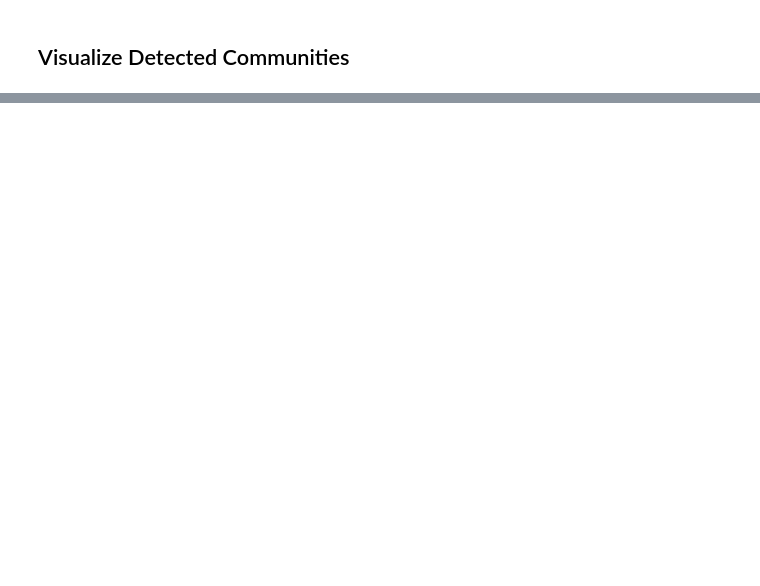
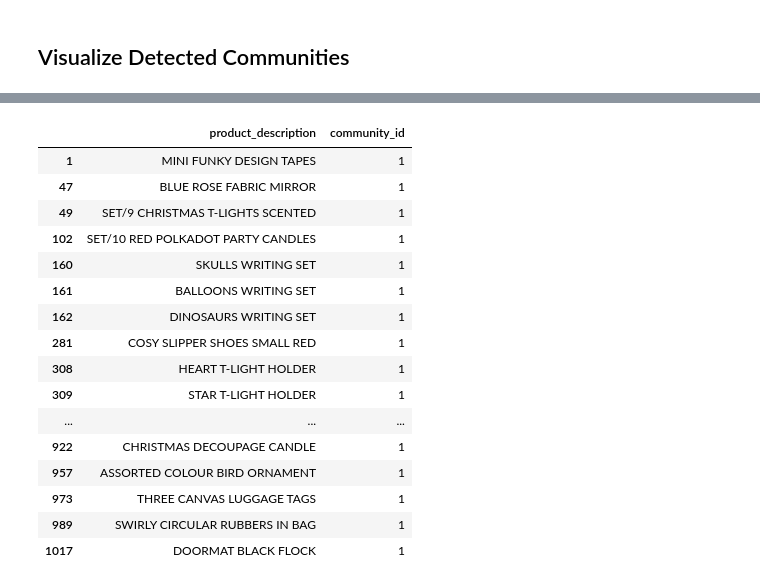
Before and after one commit to thatNitinVinayak/Inventory-Management-using-IoT, a Jupyter notebook: backend/Recommendation System for Shopkeepers/Recommendation System for Shopkeepers.ipynb, the cells around one changed output, grey strips where cells are left out. Drawn from its saved outputs; the diff is of its cells as text; code cells hidden in the pictures; blank space fills up the shorter version.

```diff
--- a/backend/Recommendation System for Shopkeepers/Recommendation System for Shopkeepers.ipynb
+++ b/backend/Recommendation System for Shopkeepers/Recommendation System for Shopkeepers.ipynb
@@ -207,0 +247,25 @@ AttributeError: ignored
+# %%
+# Create Dataframe with Product Description and Community ID
+products_communities = pd.DataFrame(nodes_labels, columns = ['product_description'])
+products_communities['community_id'] = values
+# %%
+# Community 1
+products_communities[products_communities['community_id'] == 1].head(40)
+# %% [output]
+|  | product_description | community_id |
+| 1 | MINI FUNKY DESIGN TAPES | 1 |
+| 47 | BLUE ROSE FABRIC MIRROR | 1 |
+| 49 | SET/9 CHRISTMAS T-LIGHTS SCENTED | 1 |
+| 102 | SET/10 RED POLKADOT PARTY CANDLES | 1 |
+| 160 | SKULLS WRITING SET | 1 |
+| 161 | BALLOONS WRITING SET | 1 |
+| 162 | DINOSAURS WRITING SET | 1 |
+| 281 | COSY SLIPPER SHOES SMALL RED | 1 |
+| 308 | HEART T-LIGHT HOLDER | 1 |
+| 309 | STAR T-LIGHT HOLDER | 1 |
+| ... | ... | ... |
+| 922 | CHRISTMAS DECOUPAGE CANDLE | 1 |
+| 957 | ASSORTED COLOUR BIRD ORNAMENT | 1 |
+| 973 | THREE CANVAS LUGGAGE TAGS | 1 |
+| 989 | SWIRLY CIRCULAR RUBBERS IN BAG | 1 |
+| 1017 | DOORMAT BLACK FLOCK | 1 |
```
Also changed, not shown: parts of 19 cells of this notebook, 2 other files.
